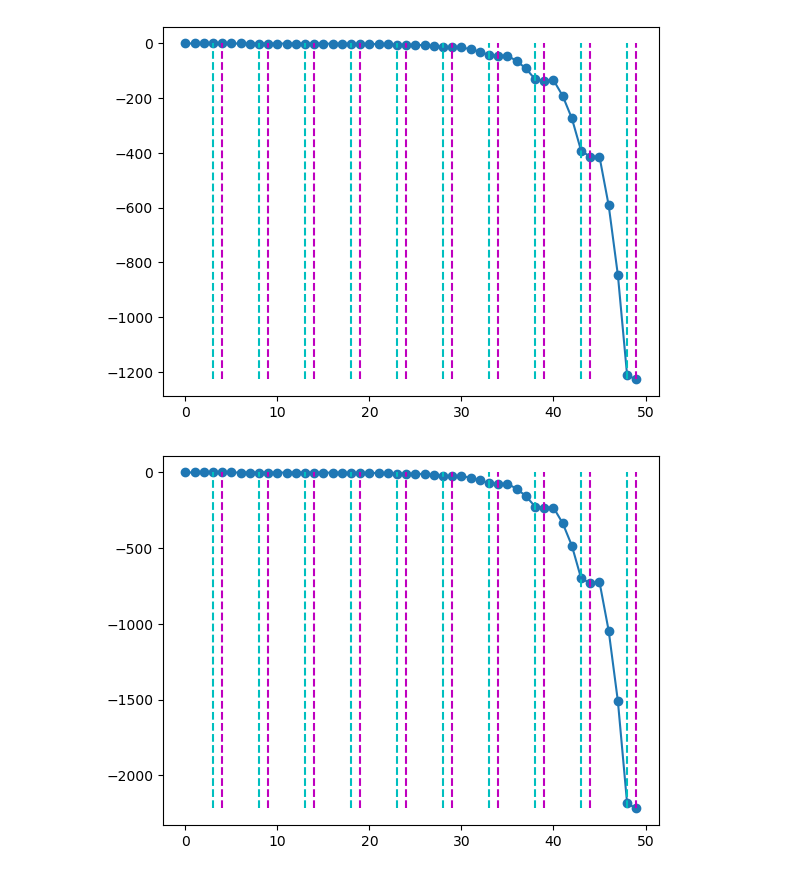
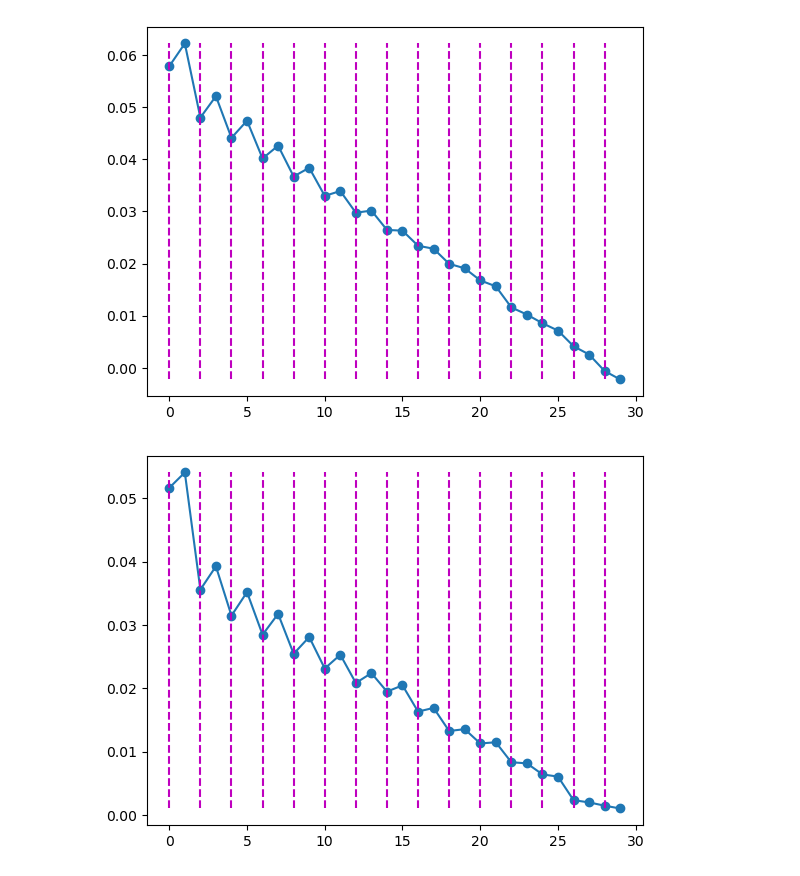
Before and after one commit to monarsan/robust-GAN, a Jupyter notebook: work/fixed_mu/change_u.ipynb, the cells around one changed output. Drawn from its saved outputs; the diff is of its cells as text; code cells hidden in the pictures.

```diff
--- a/work/fixed_mu/change_u.ipynb
+++ b/work/fixed_mu/change_u.ipynb
@@ -15,19 +15,19 @@ import matplotlib.pyplot as plt
 
 
 n = 1000
-m = 300*n
-eps = 0.2
+m = 3*n
+eps = 0.05
 data_dim = 2
 mu = 0
-mu_out = 0.2
+mu_out = 0.5
 par_mu = np.full(data_dim, mu)
 # par_sd = np.identity(data_dim)
 out_mu = np.array([-5,5])
 
 par_reg1=0.005
-exper_iter = 3
-optim_iter = 10
-L = 3
+exper_iter = 10
+optim_iter = 15
+L = 1
 learn_par = 0.005
 dicay_par = 0.5
 # %%
@@ -35,8 +35,6 @@ res_cov = [0 for _ in range(exper_iter)]
 res_par = [0 for _ in range(exper_iter)]
 is_pdm=[]
 res_par_cov=[]
-res_ux=[]
-
 def discriminator(x, beta):
     size, data_dim = x.shape[0], x.shape[-1]
     beta = beta.reshape([data_dim,data_dim])
@@ -67,7 +65,6 @@ for exp_index in (range(exper_iter)):
     par = np.concatenate([par, bias], axis = 0) #(d**2 +1)
     cov_hist.append(alpha[1])
     par_hist.append(par)
-    ux=[]
     for j in tqdm(range(1, optim_iter+1)):
 
         z = np.random.multivariate_normal(mean=alpha[0], cov=alpha[1] , size = m)
@@ -79,9 +76,10 @@ for exp_index in (range(exper_iter)):
         A_bias_row = np.zeros([data_dim, data_dim])
         l=0
         while l<L:
-            t0_z = discriminator(z, par[:-1]) - bias #shape (m,)
-            t0_data = discriminator(data, par[:-1]) - bias # (n,)
-            ux.append((t0_z.mean(axis=0)-t0_data.mean(axis=0)))
+            t0_z = discriminator(z, par[:-1]) - par[-1] #shape (m,)
+            t0_data = discriminator(data, par[:-1]) - par[-1] # (n,)
+            ux.append(sigmoid(discriminator(z, par[:-1])-par[-1]).mean(axis=0) - sigmoid(discriminator(data, par[:-1])-par[-1]).mean(axis=0))
+
             for i in range(data_dim):
                 for k in range(data_dim):
                     A[i][k] = -1/10*( np.mean(z[:,i][:,np.newaxis, np.newaxis]*z[:,k][:,np.newaxis,np.newaxis]*zzT, axis=0)\
@@ -106,35 +104,26 @@ for exp_index in (range(exper_iter)):
 
             par = LA.lstsq(A_,b)[0]
             l+=1
-        ux.append(discriminator(z, par[:-1]).mean(axis=0) - discriminator(data, par[:-1]).mean(axis=0))
+
         alpha_m = alpha[0]; alpha_v = alpha[1]
         v_inv = LA.inv(alpha_v)
-        sigma_grad = (alpha_v - sample_wise_outer_product(z-alpha_m, z-alpha_m))/2
-        sig_ = sigmoid(discriminator(z, par[:-1]) - par[-1])[:,np.newaxis]
+        sigma_grad = (alpha_v - sample_wise_outer_product(z-alpha_m, z-alpha_m))/2 #(m, d, d)
+        sig_ = sigmoid(discriminator(z, par[:-1]) - par[-1])[:,np.newaxis] #(m,)
         tmp_alpha_v = v_inv - learn_par/j**dicay_par * np.mean(sigma_grad*sig_[:,:,np.newaxis], axis = 0)
         alpha[1] = (LA.inv(tmp_alpha_v))
-        z = np.random.multivariate_normal(mean=alpha[0], cov=alpha[1] , size = m)
-        ux.append(discriminator(z, par[:-1]).mean(axis=0) - discriminator(data, par[:-1]).mean(axis=0))
         is_pdm.append(LA.eig(alpha[1])[0].min())
 
         cov_hist.append(alpha[1])
         par_hist.append(par)
-    res_ux.append(ux)
     res_cov[exp_index] = cov_hist
     res_par[exp_index] = par_hist
-# %%
-for j in range(exper_iter):
-    for i in range(optim_iter):
-        x=res_ux[j][4+i*(L+2)] -res_ux[j][3+i*(L+2)]
-        if x>0:
-            print(x)
 # %%
 for i in range(exper_iter):
     ux=res_ux[i]
     plt.subplots()
     plt.plot(ux, marker="o")
-    plt.vlines(list(range(L+1,optim_iter*(L+2), L+2)),min(ux),max(ux), "m", linestyles="dashed")
-    plt.vlines(list(range(L,optim_iter*(L+2), L+2)),min(ux),max(ux), "c", linestyles="dashed")
+    plt.vlines(list(range(0,optim_iter*(L+1), L+1)),min(ux),max(ux), "m", linestyles="dashed")
+    # plt.vlines(list(range(L,optim_iter*(L+1), L+1)),min(ux),max(ux), "c", linestyles="dashed")
 # %% [output]
-[figure, old version]
+[figure, new version]
-[figure, old version]
+[figure, new version]
```
Also changed, not shown: parts of 7 cells of this notebook.
